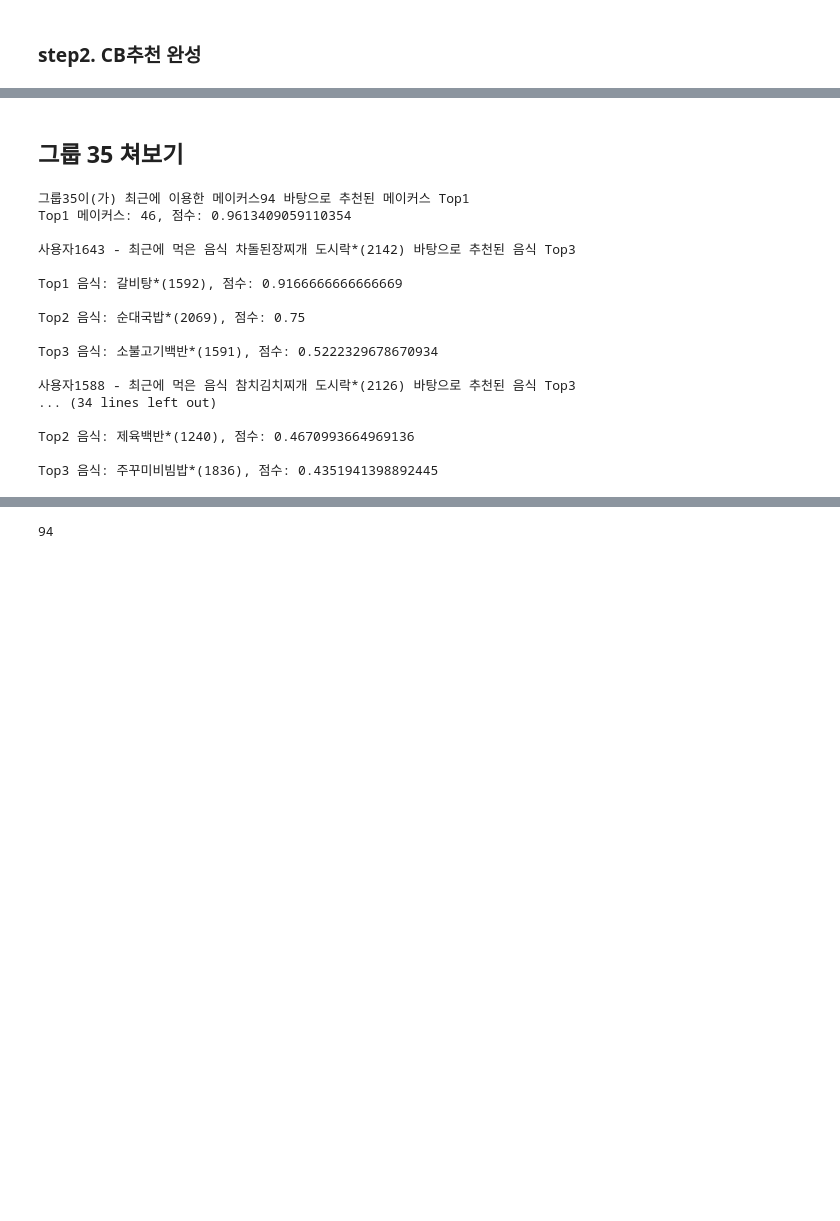
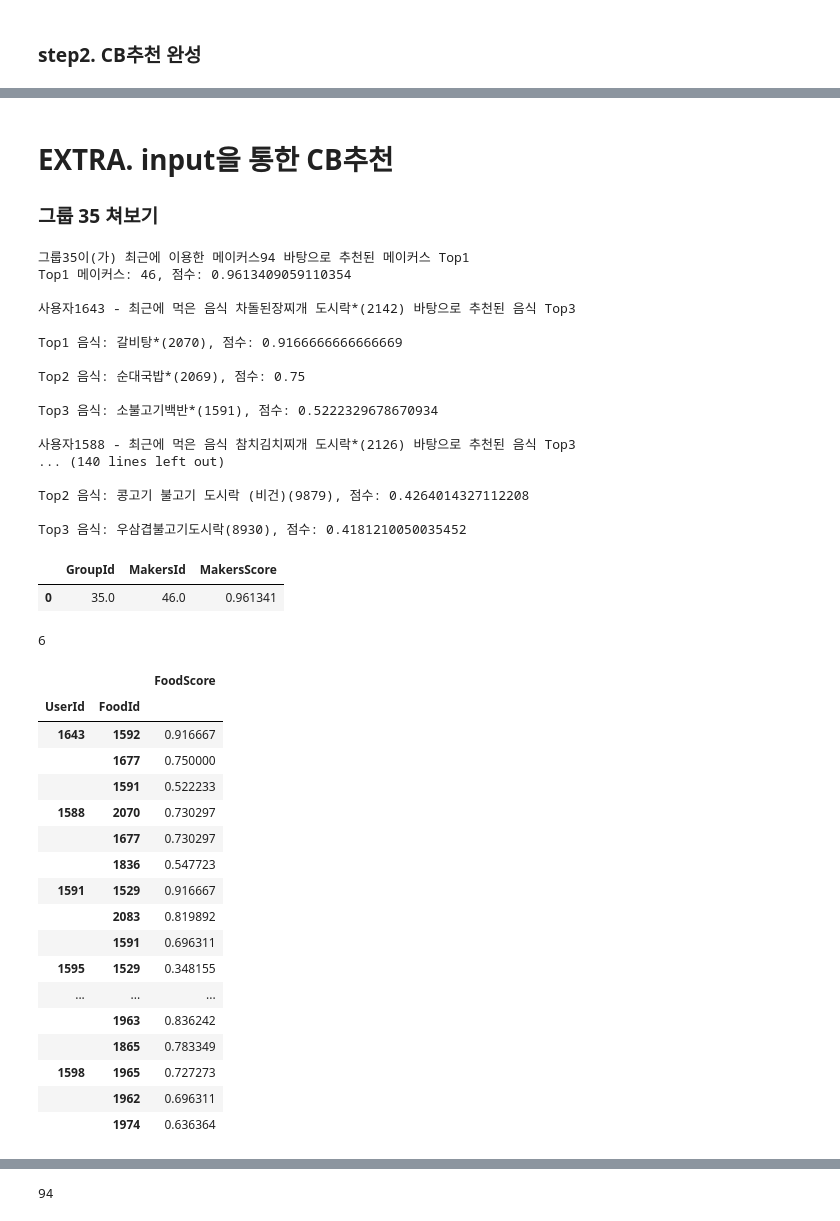
Before and after one commit to jhyungit/Final_project, a Jupyter notebook: jh_CB_Recommender.ipynb, the cells around one changed output, grey strips where cells are left out. Cells and saved outputs as stored; diff of their text form; code cells hidden in the pictures; blank space fills up the shorter version.

```diff
--- a/jh_CB_Recommender.ipynb
+++ b/jh_CB_Recommender.ipynb
@@ -239,6 +521,19 @@ food_cs_df
 # %% [markdown]
-## 그룹 35 쳐보기
+# EXTRA. input을 통한 CB추천
+### 그룹 35 쳐보기
 # %%
+# 데이터 프레임 생성
+group_makers_recom_df = pd.DataFrame(
+    columns=['GroupId','MakersId','MakersScore']
+)
+user_food_recom_df = pd.DataFrame(
+    columns=['UserId','FoodId','FoodScore']
+)
+user_foodname_recom_df = pd.DataFrame(
+    columns=['UserId', 'Eaten_FoodName','Recom_FoodName', 'FoodScore']
+)
+
+
 # 사용자가 가장 최근에 먹은 음식 기반 추천된 메이커스에서 판매하는 음식 추천 #
 def by_recently_ordered(userid, n_of_recomm, makers):
     num = 1
@@ -246,6 +541,7 @@ def by_recently_ordered(userid, n_of_recomm, makers):
     before_food = []
     foodid = recently_eaten_dic[userid]
     cs_include_food = set({})
+    global user_food_recom_df, user_foodname_recom_df
 
     # 주어진 음식과 다른 음식의 similarity를 가져온다
     sim_scores = food_cs_df.loc[foodid]
@@ -270,6 +566,9 @@ def by_recently_ordered(userid, n_of_recomm, makers):
         else:
             print(f'Top{num} 음식: {food_name_dic[int(recom_food_score_list[0][i])]}({recom_food_score_list[0][i]}), 점수: {recom_food_score_list[1][i]}\n')
             before_food.append(food_name_dic[int(recom_food_score_list[0][i])]) # 먹은 음식 list에 추가
+            # 유저-음식 추천 데이터프레임에 저장
+            user_food_recom_df = user_food_recom_df.append({'UserId' : userid, 'FoodId' : recom_food_score_list[0][i], 'FoodScore' : recom_food_score_list[1][i]}, ignore_index=True)
+            user_foodname_recom_df = user_foodname_recom_df.append({'UserId' : userid, 'Eaten_FoodName' : food_name_dic[foodid], 'Recom_FoodName' : food_name_dic[int(recom_food_score_list[0][i])], 'FoodScore' : recom_food_score_list[1][i]}, ignore_index=True)
             num += 1
 
 # 그룹이 가장 최근 이용한 메이커스 기반 메이커스 추천 #
@@ -287,6 +586,8 @@ def by_recently_used(makersid, n_of_recomm):
         num += 1
         print(f"\n\n그룹{groupid}이(가) 최근에 이용한 메이커스{makersid} 바탕으로 추천된 메이커스 Top{num}")
         print(f'Top{num} 메이커스: {recom_makers_score_list[0][i]}, 점수: {recom_makers_score_list[1][i]}\n')
+        # 그룹-메이커스 추천 데이터프레임에 저장
+        group_makers_recom_df.loc[i] = [groupid, recom_makers_score_list[0][i], recom_makers_score_list[1][i]]
         makers = recom_makers_score_list[0][i]
 
         for userid in group_users_dic[groupid]:
@@ -303,15 +604,45 @@ Top1 메이커스: 46, 점수: 0.9613409059110354
 
 사용자1643 - 최근에 먹은 음식 차돌된장찌개 도시락*(2142) 바탕으로 추천된 음식 Top3
 
-Top1 음식: 갈비탕*(1592), 점수: 0.9166666666666669
+Top1 음식: 갈비탕*(2070), 점수: 0.9166666666666669
 
 Top2 음식: 순대국밥*(2069), 점수: 0.75
 
 Top3 음식: 소불고기백반*(1591), 점수: 0.5222329678670934
 
 사용자1588 - 최근에 먹은 음식 참치김치찌개 도시락*(2126) 바탕으로 추천된 음식 Top3
-... (34 lines left out)
+... (140 lines left out)
 
-Top2 음식: 제육백반*(1240), 점수: 0.4670993664969136
+Top2 음식: 콩고기 불고기 도시락 (비건)(9879), 점수: 0.4264014327112208
 
-Top3 음식: 주꾸미비빔밥*(1836), 점수: 0.4351941398892445
+Top3 음식: 우삼겹불고기도시락(8930), 점수: 0.4181210050035452
+# %%
+group_makers_recom_df # 그룹 메이커스 추천
+# %% [output]
+|  | GroupId | MakersId | MakersScore |
+| 0 | 35.0 | 46.0 | 0.961341 |
+# %%
+print(len(group_users_dic[35])) # 그룹 35의 유저는 6명
+# %% [output]
+6
+# %%
+user_food_recom_df.set_index(['UserId','FoodId']) # 유저당 음식 3개 추천이므로 index는 17까지
+# %% [output]
+|  |  | FoodScore |
+| UserId | FoodId |  |
+| 1643 | 1592 | 0.916667 |
+|  | 1677 | 0.750000 |
+|  | 1591 | 0.522233 |
+| 1588 | 2070 | 0.730297 |
+|  | 1677 | 0.730297 |
+|  | 1836 | 0.547723 |
+| 1591 | 1529 | 0.916667 |
+|  | 2083 | 0.819892 |
+|  | 1591 | 0.696311 |
+| 1595 | 1529 | 0.348155 |
+| ... | ... | ... |
+|  | 1963 | 0.836242 |
+|  | 1865 | 0.783349 |
+| 1598 | 1965 | 0.727273 |
+|  | 1962 | 0.696311 |
+|  | 1974 | 0.636364 |
```
Also changed, not shown: parts of 34 cells of this notebook.
